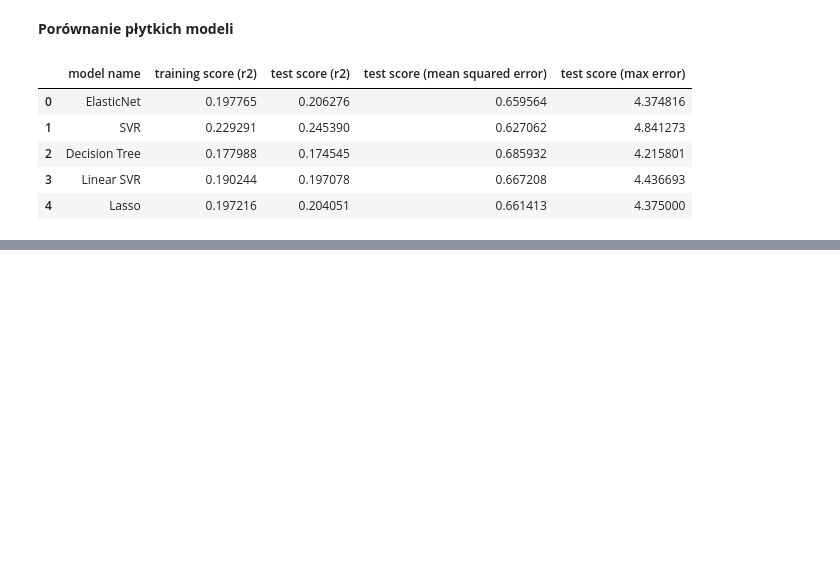
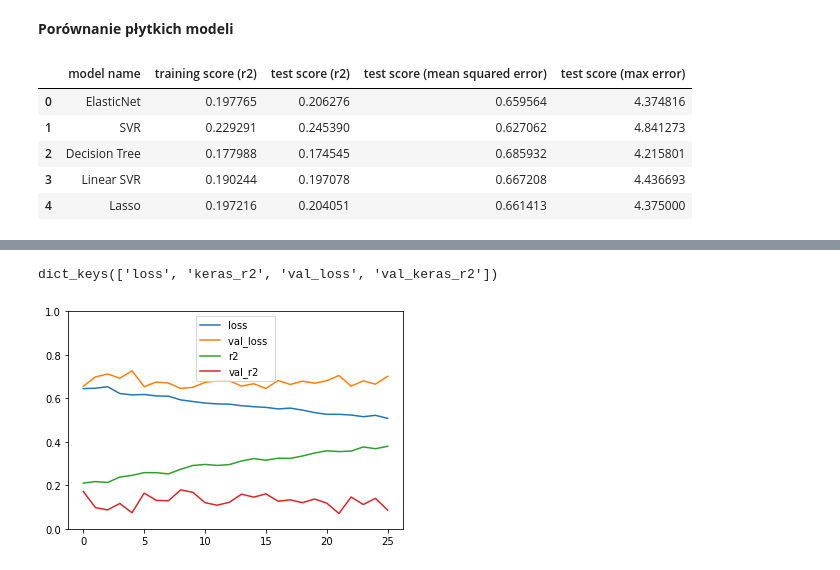
Before and after one commit to WWykret/PSI-Projekt, a Jupyter notebook: projetk.ipynb, the cells around one changed output, grey strips where cells are left out. Cells and saved outputs as stored; diff of their text form; code cells hidden in the pictures; blank space fills up the shorter version.

```diff
--- a/projetk.ipynb
+++ b/projetk.ipynb
@@ -321,0 +405,3 @@ table
+# %%
+keras_class = tf.keras.wrappers.scikit_learn.KerasClassifier(build_model)
+keras_class
@@ -321,0 +412,9 @@ table
+# %%
+param_distribs_1 = {
+    "n_hidden": [1, 2, 3, 4, 5],
+    "n_neurons": np.arange(1, 100),
+}
+
+rnd_search_cv_1 = RandomizedSearchCV(keras_class, param_distribs_1, n_iter=10, cv=kFold, verbose=2, scoring="r2")
+rnd_search_cv_1.fit(X_train_keras, y_train, epochs=100, validation_split=0.2, callbacks=[early_stopping])
+rnd_search_cv_1.best_params_
@@ -321,0 +441,11 @@ table
+# %%
+history = History()
+
+model_1 = Sequential()
+model_1.add(keras.layers.InputLayer(input_shape=X_train_keras.shape[1],))
+model_1.add(Dense(89,activation="relu"))
+model_1.add(Dense(89,activation="relu"))
+model_1.add(Dense(1,activation="relu"))
+model_1.summary()
+
+model_1.compile(loss="mean_squared_error",optimizer="Adam", metrics=[keras_r2])
@@ -321,0 +468,3 @@ table
+# %%
+history_1 = model_1.fit(X_train_keras, y_train, validation_data=(
+    X_test_keras, y_test), batch_size=32, epochs=100, callbacks=[early_stopping])
@@ -321,0 +494,17 @@ table
+# %%
+history_1.history.keys()
+# %% [output]
+dict_keys(['loss', 'keras_r2', 'val_loss', 'val_keras_r2'])
+# %%
+plt.ylim(ymin=0, ymax=1)
+
+plt.plot(history_1.history['loss'], label="loss")
+plt.plot(history_1.history['val_loss'], label="val_loss ")
+
+plt.plot(history_1.history['keras_r2'], label="r2")
+plt.plot(history_1.history['val_keras_r2'], label="val_r2")
+
+plt.legend()
+plt.show()
+# %% [output]
+[figure, added]
```
Also changed, not shown: parts of 32 cells of this notebook, 3 other files.
